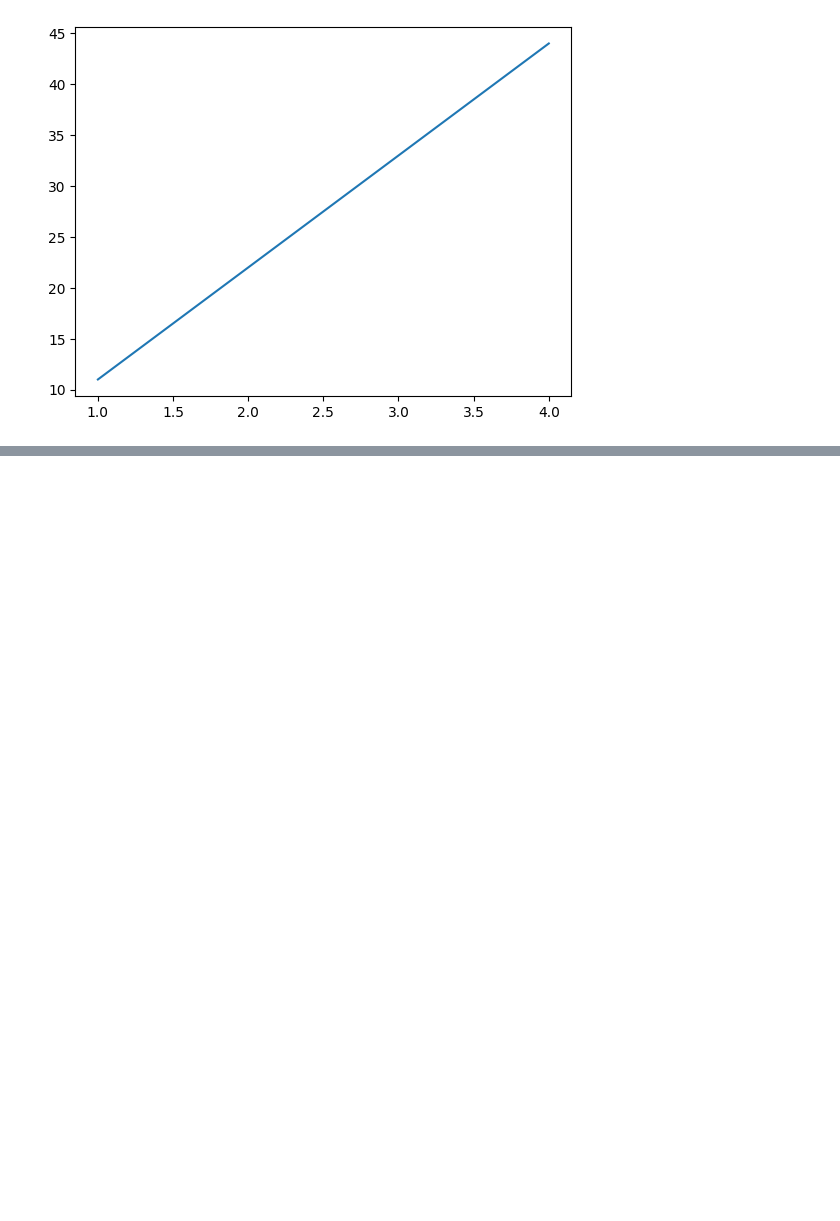
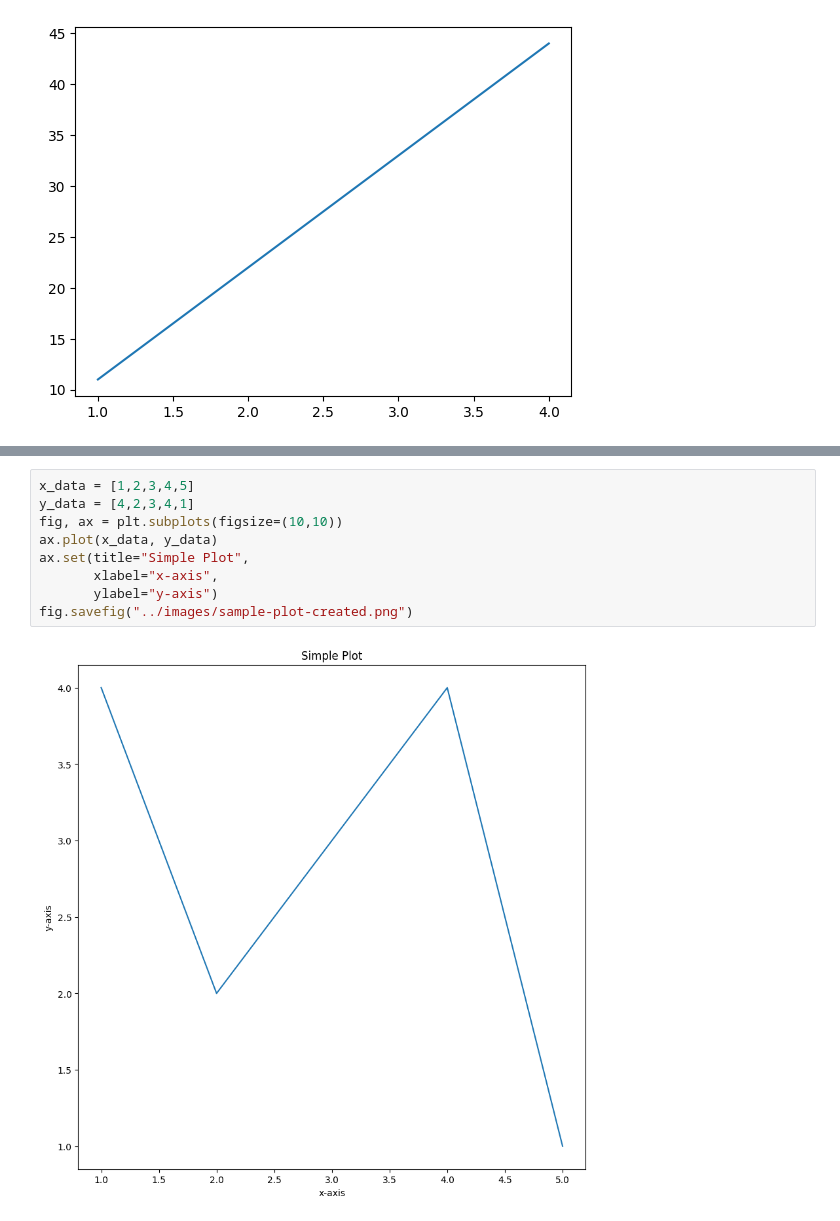
Before and after one commit to codekalimi/zero-to-mastery-ml, a Jupyter notebook: section-matplotlib/intro-matplotlib.ipynb, the cells around one changed output, grey strips where cells are left out. Saved outputs shown, nothing was run; the diff lists cells and outputs as text; blank space fills up the shorter version.

```diff
--- a/section-matplotlib/intro-matplotlib.ipynb
+++ b/section-matplotlib/intro-matplotlib.ipynb
@@ -47,0 +78,11 @@ ax.plot(x, y);
+# %%
+x_data = [1,2,3,4,5]
+y_data = [4,2,3,4,1]
+fig, ax = plt.subplots(figsize=(10,10))
+ax.plot(x_data, y_data)
+ax.set(title="Simple Plot",
+       xlabel="x-axis",
+       ylabel="y-axis")
+fig.savefig("../images/sample-plot-created.png")
+# %% [output]
+[figure, added]
```
Also changed, not shown: parts of 3 cells of this notebook.
